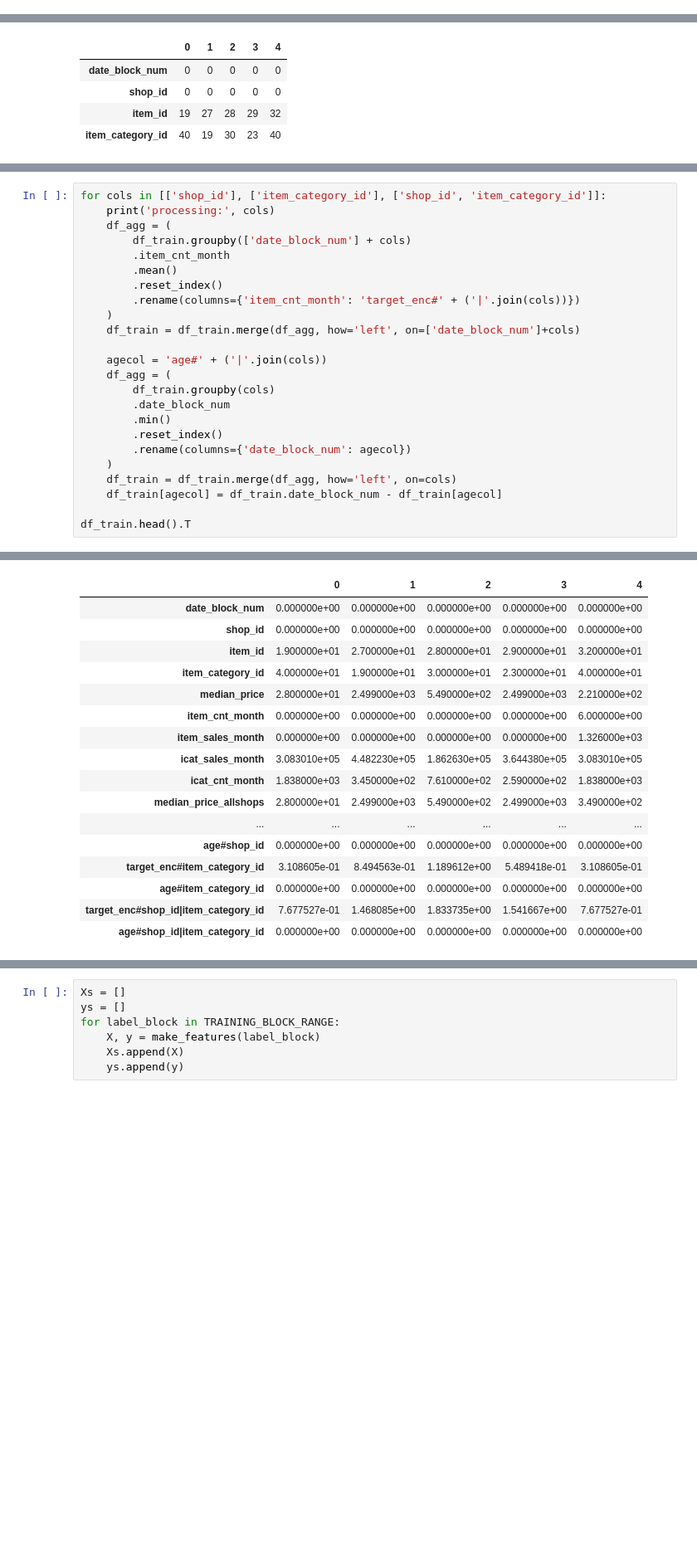
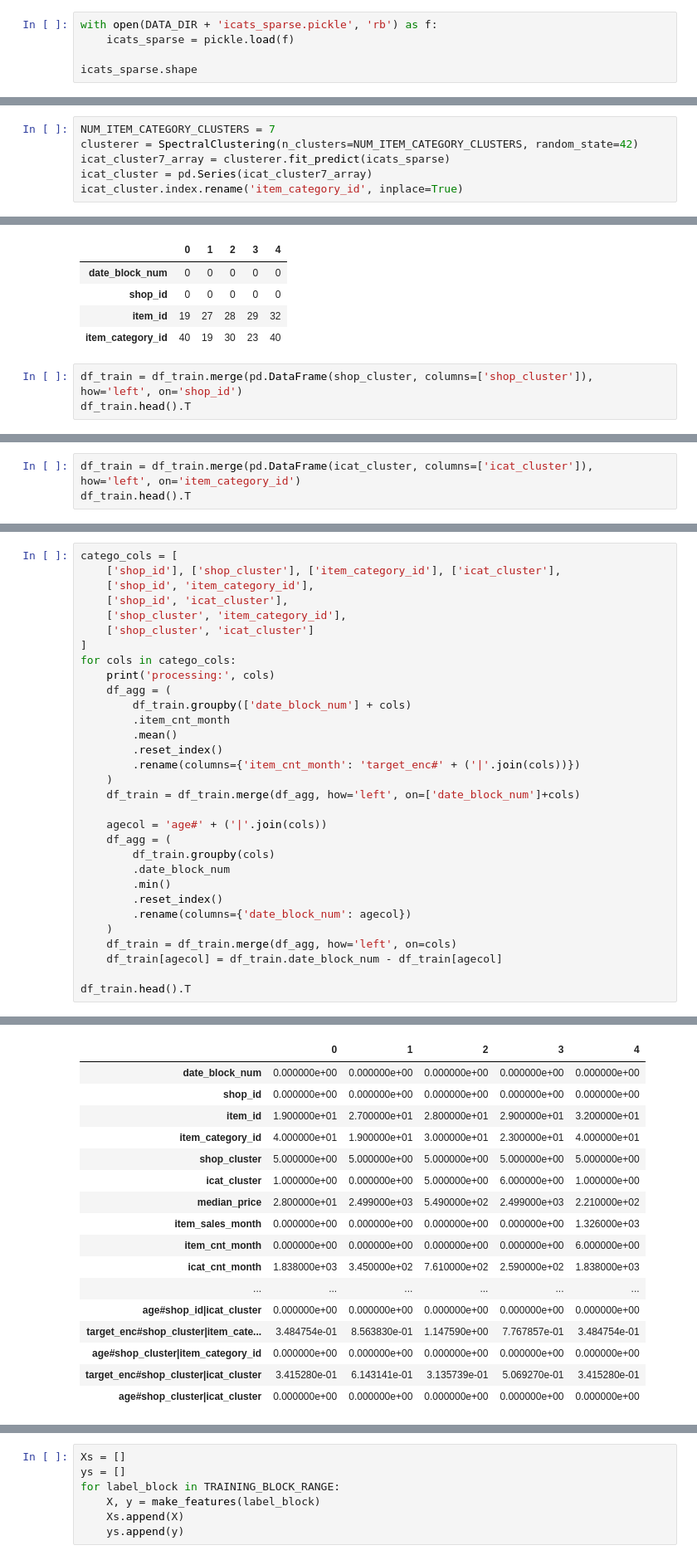
Before and after one commit to keijak/kaggle-pub, a Jupyter notebook: sales1c/training2.ipynb, the cells around one changed output, grey strips where cells are left out. Shown at 83% size. Cells and saved outputs as stored; diff of their text form; blank space fills up the shorter version.

Commit message:
icat clustering

```diff
--- a/sales1c/training2.ipynb
+++ b/sales1c/training2.ipynb
@@ -40,0 +60,5 @@ df_sales = df_sales[df_sales.item_cnt_day < 700]
+# %%
+with open(DATA_DIR + 'icats_sparse.pickle', 'rb') as f:
+    icats_sparse = pickle.load(f)
+
+icats_sparse.shape
@@ -41,3 +67,9 @@ df_sales = df_sales[df_sales.item_cnt_day < 700]
+# %%
+NUM_ITEM_CATEGORY_CLUSTERS = 7
+clusterer = SpectralClustering(n_clusters=NUM_ITEM_CATEGORY_CLUSTERS, random_state=42)
+icat_cluster7_array = clusterer.fit_predict(icats_sparse)
+icat_cluster = pd.Series(icat_cluster7_array)
+icat_cluster.index.rename('item_category_id', inplace=True)
 # %% [markdown]
 # Feature engineering
 # %%
@@ -60,3 +92,6 @@ df_train.head().T
 | shop_id | 0 | 0 | 0 | 0 | 0 |
 | item_id | 19 | 27 | 28 | 29 | 32 |
 | item_category_id | 40 | 19 | 30 | 23 | 40 |
+# %%
+df_train = df_train.merge(pd.DataFrame(shop_cluster, columns=['shop_cluster']), how='left', on='shop_id')
+df_train.head().T
@@ -62,0 +105,3 @@ df_train.head().T
+# %%
+df_train = df_train.merge(pd.DataFrame(icat_cluster, columns=['icat_cluster']), how='left', on='item_category_id')
+df_train.head().T
@@ -180,7 +241,14 @@ df_train.head().T
 | icat_sales_month_allshops | 3.900257e+08 | 6.343106e+08 | 4.505760e+08 | 3.448202e+08 | 3.900257e+08 |
 | icat_cnt_month_allshops | 1.507005e+06 | 4.042350e+05 | 9.997200e+05 | 1.867500e+05 | 1.507005e+06 |
 # %%
-for cols in [['shop_id'], ['item_category_id'], ['shop_id', 'item_category_id']]:
+catego_cols = [
+    ['shop_id'], ['shop_cluster'], ['item_category_id'], ['icat_cluster'],
+    ['shop_id', 'item_category_id'],
+    ['shop_id', 'icat_cluster'],
+    ['shop_cluster', 'item_category_id'],
+    ['shop_cluster', 'icat_cluster']
+]
+for cols in catego_cols:
     print('processing:', cols)
     df_agg = (
         df_train.groupby(['date_block_num'] + cols)
@@ -210,20 +283,20 @@ processing: ['shop_id', 'item_category_id']
 |  | 0 | 1 | 2 | 3 | 4 |
 | date_block_num | 0.000000e+00 | 0.000000e+00 | 0.000000e+00 | 0.000000e+00 | 0.000000e+00 |
 | shop_id | 0.000000e+00 | 0.000000e+00 | 0.000000e+00 | 0.000000e+00 | 0.000000e+00 |
 | item_id | 1.900000e+01 | 2.700000e+01 | 2.800000e+01 | 2.900000e+01 | 3.200000e+01 |
 | item_category_id | 4.000000e+01 | 1.900000e+01 | 3.000000e+01 | 2.300000e+01 | 4.000000e+01 |
+| shop_cluster | 5.000000e+00 | 5.000000e+00 | 5.000000e+00 | 5.000000e+00 | 5.000000e+00 |
+| icat_cluster | 1.000000e+00 | 0.000000e+00 | 5.000000e+00 | 6.000000e+00 | 1.000000e+00 |
 | median_price | 2.800000e+01 | 2.499000e+03 | 5.490000e+02 | 2.499000e+03 | 2.210000e+02 |
+| item_sales_month | 0.000000e+00 | 0.000000e+00 | 0.000000e+00 | 0.000000e+00 | 1.326000e+03 |
 | item_cnt_month | 0.000000e+00 | 0.000000e+00 | 0.000000e+00 | 0.000000e+00 | 6.000000e+00 |
-| item_sales_month | 0.000000e+00 | 0.000000e+00 | 0.000000e+00 | 0.000000e+00 | 1.326000e+03 |
-| icat_sales_month | 3.083010e+05 | 4.482230e+05 | 1.862630e+05 | 3.644380e+05 | 3.083010e+05 |
 | icat_cnt_month | 1.838000e+03 | 3.450000e+02 | 7.610000e+02 | 2.590000e+02 | 1.838000e+03 |
-| median_price_allshops | 2.800000e+01 | 2.499000e+03 | 5.490000e+02 | 2.499000e+03 | 3.490000e+02 |
 | ... | ... | ... | ... | ... | ... |
-| age#shop_id | 0.000000e+00 | 0.000000e+00 | 0.000000e+00 | 0.000000e+00 | 0.000000e+00 |
-| target_enc#item_category_id | 3.108605e-01 | 8.494563e-01 | 1.189612e+00 | 5.489418e-01 | 3.108605e-01 |
-| age#item_category_id | 0.000000e+00 | 0.000000e+00 | 0.000000e+00 | 0.000000e+00 | 0.000000e+00 |
-| target_enc#shop_id|item_category_id | 7.677527e-01 | 1.468085e+00 | 1.833735e+00 | 1.541667e+00 | 7.677527e-01 |
-| age#shop_id|item_category_id | 0.000000e+00 | 0.000000e+00 | 0.000000e+00 | 0.000000e+00 | 0.000000e+00 |
+| age#shop_id|icat_cluster | 0.000000e+00 | 0.000000e+00 | 0.000000e+00 | 0.000000e+00 | 0.000000e+00 |
+| target_enc#shop_cluster|item_cate... | 3.484754e-01 | 8.563830e-01 | 1.147590e+00 | 7.767857e-01 | 3.484754e-01 |
+| age#shop_cluster|item_category_id | 0.000000e+00 | 0.000000e+00 | 0.000000e+00 | 0.000000e+00 | 0.000000e+00 |
+| target_enc#shop_cluster|icat_cluster | 3.415280e-01 | 6.143141e-01 | 3.135739e-01 | 5.069270e-01 | 3.415280e-01 |
+| age#shop_cluster|icat_cluster | 0.000000e+00 | 0.000000e+00 | 0.000000e+00 | 0.000000e+00 | 0.000000e+00 |
 # %%
 # Thsese signals are not useful...
 
```
Also changed, not shown: parts of 27 cells of this notebook, 1 other file.
